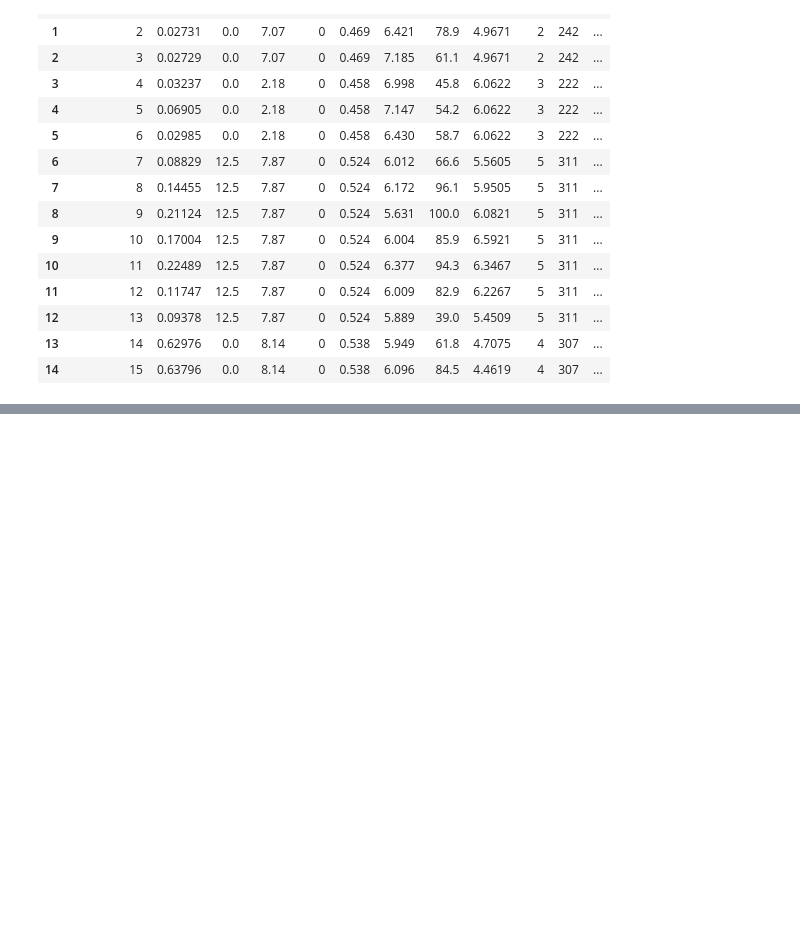
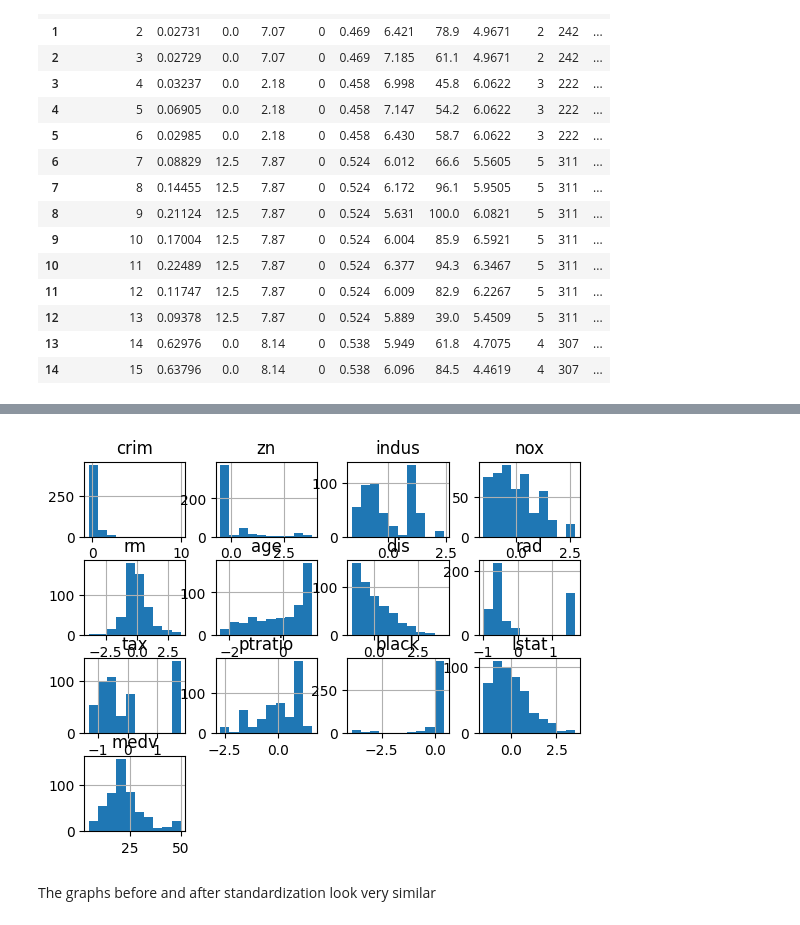
Before and after one commit to hoethan231/courses, a Jupyter notebook: CMPE_188/homework/homework1.ipynb, the cells around one changed output, grey strips where cells are left out. Saved outputs shown, nothing was run; the diff lists cells and outputs as text; code cells hidden in the pictures; blank space fills up the shorter version.

```diff
--- a/CMPE_188/homework/homework1.ipynb
+++ b/CMPE_188/homework/homework1.ipynb
@@ -61,4 +68,4 @@ df.head()
 # %%
 # Splitting the data into inputs and outputs
 X1 = df.drop(['medv'], axis=1)
-Y1 = df.drop([df.columns[0:11]], axis=1)
+Y1 = df.drop(df.columns[0:12], axis=1)
@@ -74,0 +72,5 @@ Y1.head()
+# %%
+#Standardization
+scalerS = StandardScaler().fit(X1)
+data_stand = pd.DataFrame(scalerS.transform(X1), columns=X1.columns)
+data_stand['medv'] = Y1.values
@@ -74,0 +90,7 @@ Y1.head()
+# %%
+data_stand.hist()
+plt.show()
+# %% [output]
+[figure, added]
+# %% [markdown]
+The graphs before and after standardization look very similar
```
Also changed, not shown: parts of 19 cells of this notebook.
